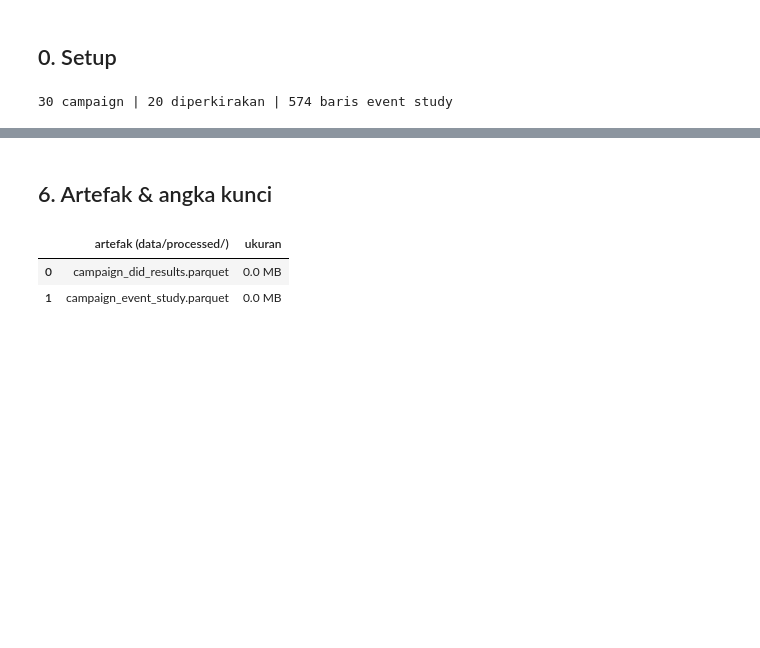
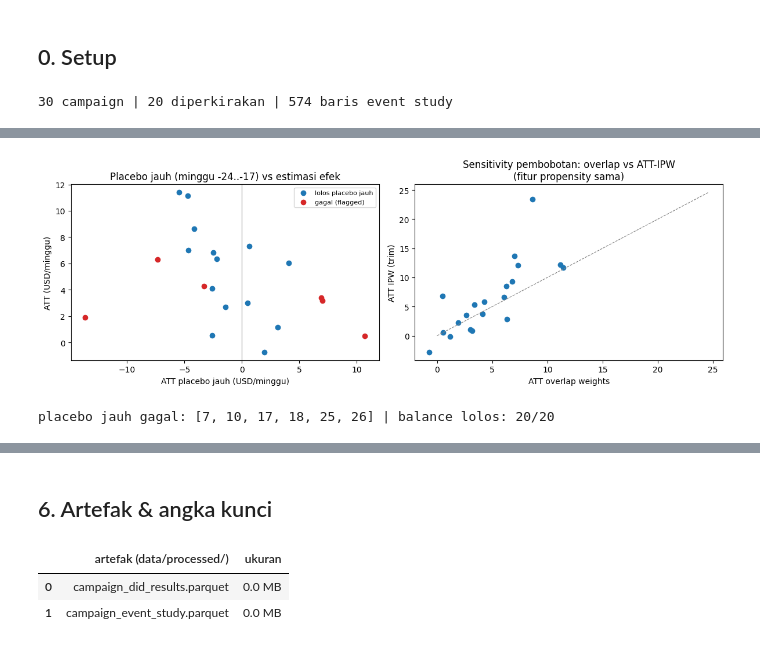
Before and after one commit to Trancend1/retail-voucher-incrementality, a Jupyter notebook: notebooks/04_campaign_did.ipynb, the cells around one changed output, grey strips where cells are left out. Drawn from its saved outputs; the diff is of its cells as text; code cells hidden in the pictures; blank space fills up the shorter version.

```diff
--- a/notebooks/04_campaign_did.ipynb
+++ b/notebooks/04_campaign_did.ipynb
@@ -83 +69,19 @@ lolos SMD<0,1: 20 / 20 | SMD max: 0.084
+# %%
+fig, axes = plt.subplots(1, 2, figsize=(12, 4.2))
+ok = est["far_pre_trend_ok"]
+axes[0].scatter(est.loc[ok, "placebo_far_att"], est.loc[ok, "att"], color="#1f77b4", label="lolos placebo jauh")
+axes[0].scatter(est.loc[~ok, "placebo_far_att"], est.loc[~ok, "att"], color="#d62728", label="gagal (flagged)")
+axes[0].axvline(0, color="gray", lw=0.8)
+axes[0].set(title="Placebo jauh (minggu -24..-17) vs estimasi efek", xlabel="ATT placebo jauh (USD/minggu)", ylabel="ATT (USD/minggu)")
+axes[0].legend(fontsize=8)
+axes[1].scatter(est["att"], est["att_ipw_sensitivity"], color="#1f77b4")
+lim = max(est["att"].max(), est["att_ipw_sensitivity"].max()) * 1.05
+axes[1].plot([0, lim], [0, lim], color="gray", lw=0.8, ls="--")
+axes[1].set(title="Sensitivity pembobotan: overlap vs ATT-IPW\n(fitur propensity sama)", xlabel="ATT overlap weights", ylabel="ATT IPW (trim)")
+plt.tight_layout()
+plt.show()
+print(f"placebo jauh gagal: {sorted(est.loc[~ok, 'campaign_id'].tolist())} | balance lolos: {(est['smd_max_after'] < 0.1).sum()}/20")
+# %% [output]
+[figure, added]
+placebo jauh gagal: [7, 10, 17, 18, 25, 26] | balance lolos: 20/20
 # %% [markdown]
```
Also changed, not shown: parts of 18 cells of this notebook.
